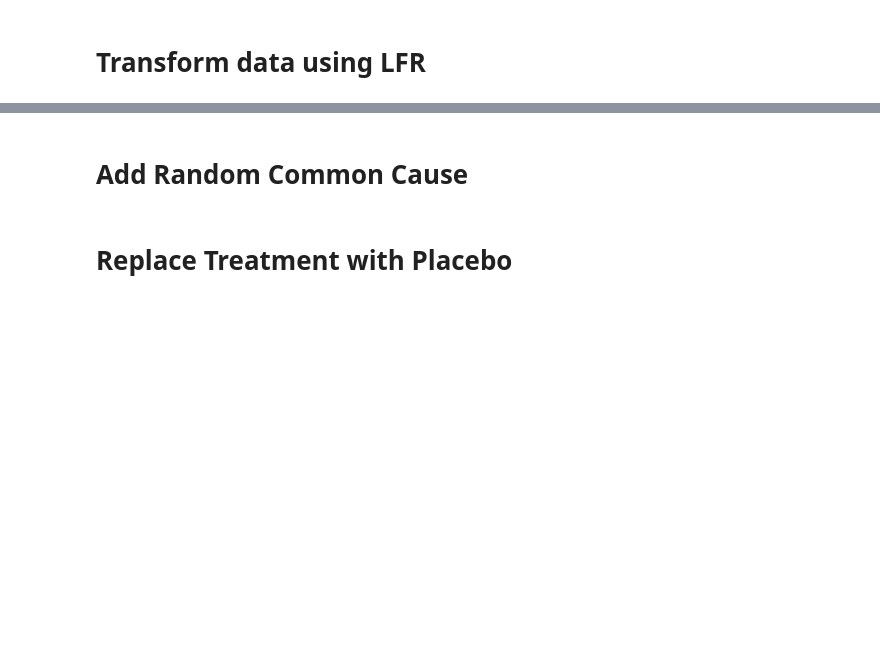
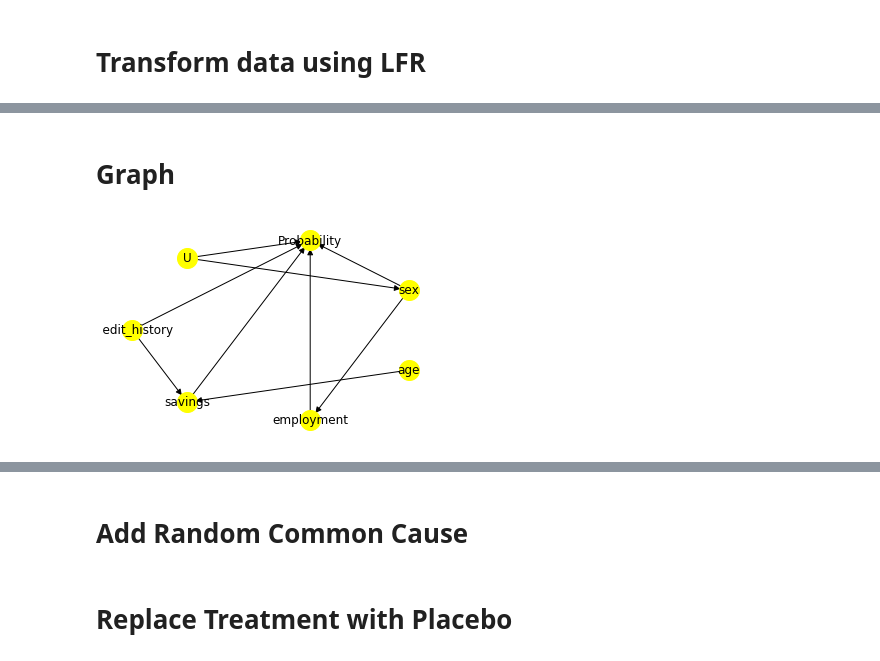
Before and after one commit to anonymous12138/Causality-Testing, a Jupyter notebook: src/dowhy/LFR/German-Sex.ipynb, the cells around one changed output, grey strips where cells are left out. Cells and saved outputs as stored; diff of their text form; code cells hidden in the pictures; blank space fills up the shorter version.

```diff
--- a/src/dowhy/LFR/German-Sex.ipynb
+++ b/src/dowhy/LFR/German-Sex.ipynb
@@ -66,8 +68,9 @@ print(non_numeric_columns)
 from sklearn.preprocessing import MinMaxScaler,StandardScaler
 
 scaler = MinMaxScaler()
-data = pd.DataFrame(scaler.fit_transform(data),columns = data.columns)
+# dataset_orig = pd.DataFrame(scaler.fit_transform(data),columns = data.columns)
 
 protected_attribute = "sex"
 
-print(data.head(5))
+dataset_orig = data.copy()
+dataset_orig
@@ -74,6 +92,6 @@ print(data.head(5))
 # %%
 # This dataset size is very small. So repeating it to make it bigger
 
-data = pd.concat([data]*5, ignore_index=True)
+dataset_orig = pd.concat([dataset_orig]*5, ignore_index=True)
 # %% [markdown]
 # Transform data using LFR
@@ -84,14 +97,0 @@ from IPython.display import Markdown, display
-# %%
-privileged_groups = [{protected_attribute: 1}]
-unprivileged_groups = [{protected_attribute: 0}]
-
-TR = LFR(unprivileged_groups=unprivileged_groups,
-         privileged_groups=privileged_groups,
-         k=10, Ax=0.1, Ay=1.0, Az=2.0,
-         verbose=1)
-
-dataset_orig = BinaryLabelDataset(df=data, label_names=['Probability'], protected_attribute_names=[protected_attribute])
-
-TR.fit(dataset_orig, maxiter=5000, maxfun=5000)
-
-dataset_transf = TR.transform(dataset_orig)
@@ -100,3 +144,5 @@ df, yy = dataset_transf.convert_to_dataframe()
+# %% [markdown]
+# Graph
 # %%
 causal_graph = """
 digraph {
@@ -108,28 +154,31 @@ sex;
 Probability;
 U[label="Unobserved Confounders"];
 sex -> Probability;
-age -> employment; employment -> Probability;
+sex -> employment; employment -> Probability;
 credit_history -> Probability;
 savings -> Probability;
 credit_history -> savings;
-U->sex;U->age;U->Probability;
+age -> savings;
+U->sex;U->Probability;
 }
 """
 
 ## dowhy works for binary inputs only
 
 
-df['Probability'] = np.where(df['Probability'] == 0, False, True)
-df[protected_attribute] = np.where(df[protected_attribute] == 1, True, False)
+dataset_orig_train['Probability'] = np.where(dataset_orig_train['Probability'] == 0, False, True)
+dataset_orig_train[protected_attribute] = np.where(dataset_orig_train[protected_attribute] == 1, True, False)
 # %%
 # With graph
 model=CausalModel(
-        data = df,
+        data = dataset_orig_train,
         treatment=protected_attribute,
         outcome="Probability",
         graph=causal_graph.replace("\n", " ")
         )
 model.view_model()
+# %% [output]
+[figure, added]
 # %%
 identified_estimand = model.identify_effect(proceed_when_unidentifiable=True)
 print(identified_estimand)
```
Also changed, not shown: parts of 8 cells of this notebook, 10 other files.
